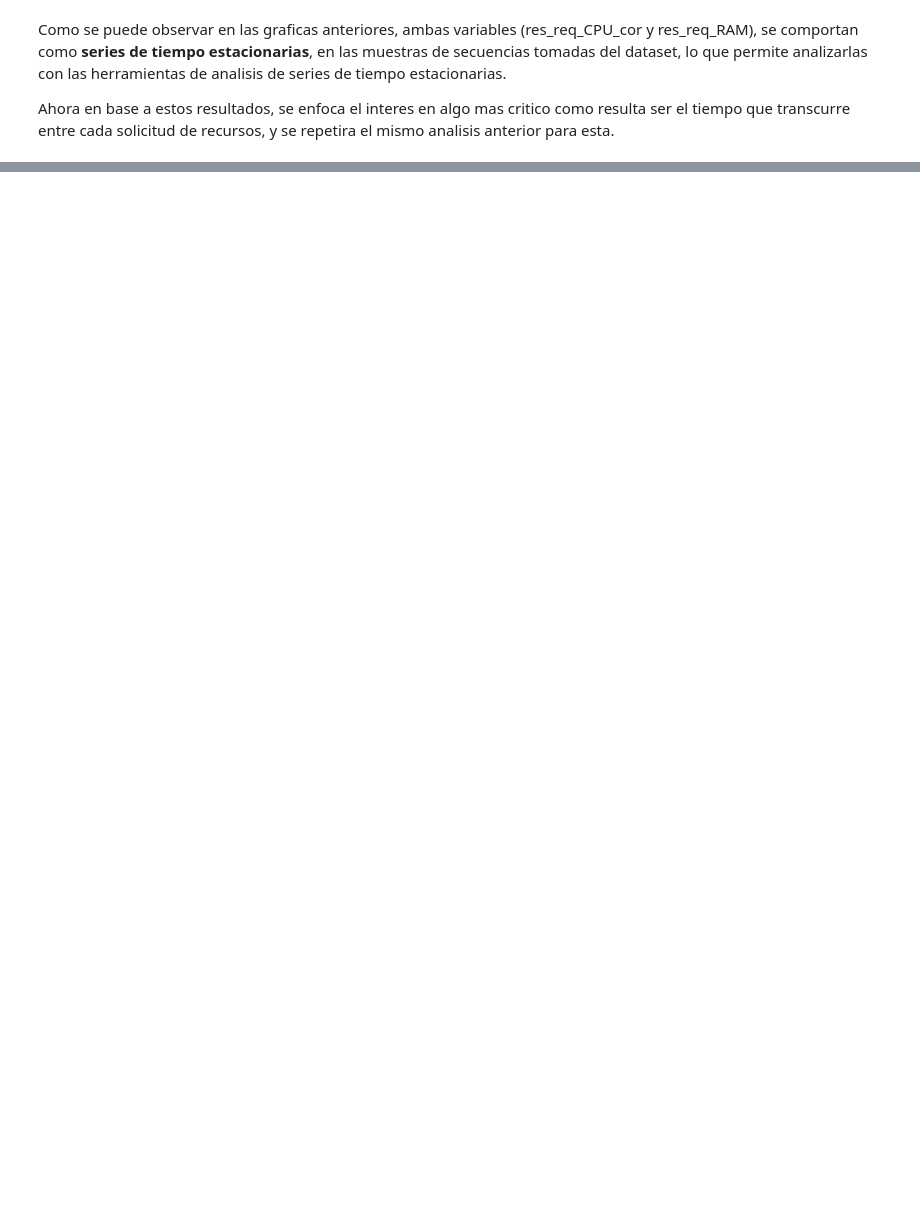
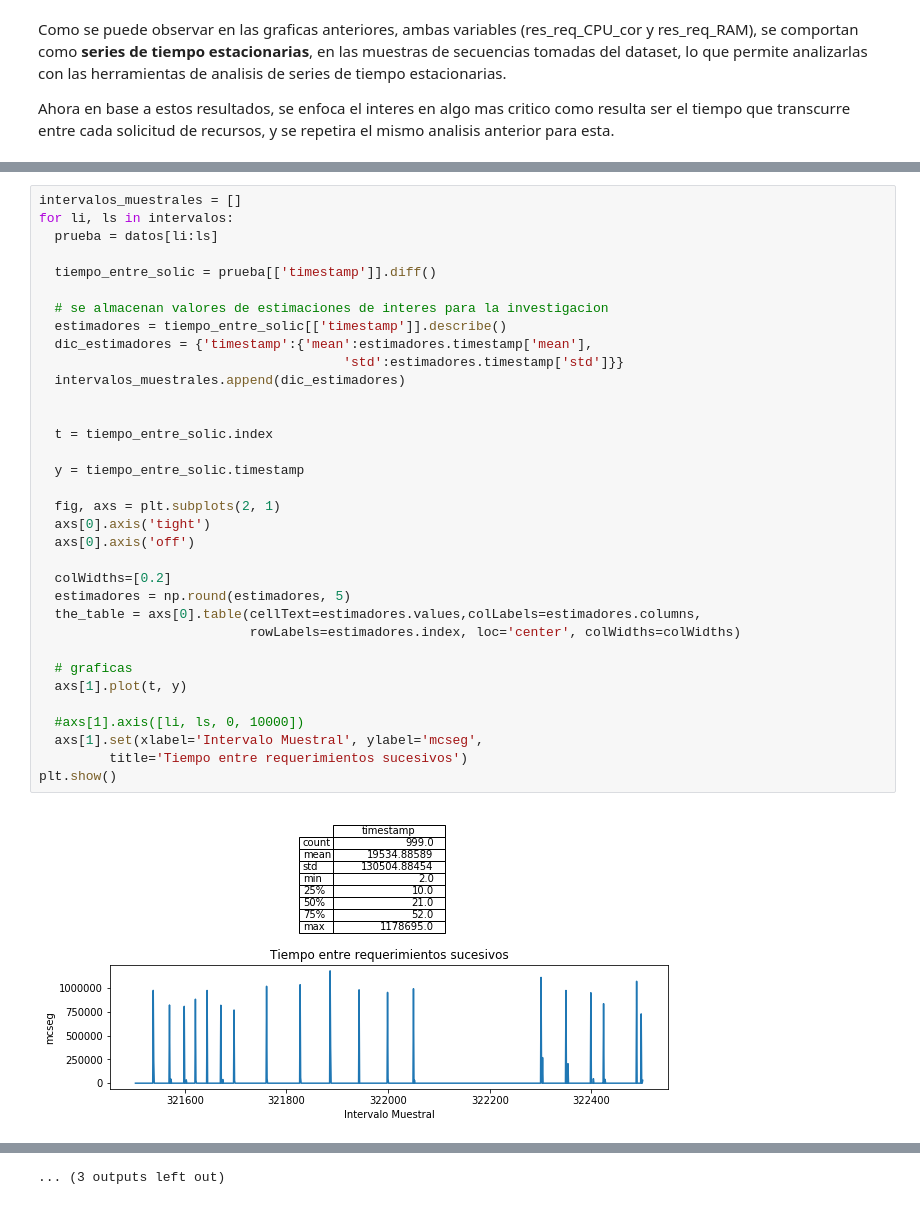
Before and after one commit to sistelca/Msgclientes, a Jupyter notebook: valentin_task_event.ipynb, the cells around one changed output, grey strips where cells are left out. Drawn from its saved outputs; the diff is of its cells as text; blank space fills up the shorter version.

```diff
--- a/valentin_task_event.ipynb
+++ b/valentin_task_event.ipynb
@@ -287,0 +236,36 @@ for li, ls in intervalos:
+# %%
+intervalos_muestrales = []
+for li, ls in intervalos:
+  prueba = datos[li:ls]
+
+  tiempo_entre_solic = prueba[['timestamp']].diff()
+
+  # se almacenan valores de estimaciones de interes para la investigacion
+  estimadores = tiempo_entre_solic[['timestamp']].describe()
+  dic_estimadores = {'timestamp':{'mean':estimadores.timestamp['mean'],
+                                       'std':estimadores.timestamp['std']}}
+  intervalos_muestrales.append(dic_estimadores)
+
+
+  t = tiempo_entre_solic.index
+
+  y = tiempo_entre_solic.timestamp
+
+  fig, axs = plt.subplots(2, 1)
+  axs[0].axis('tight')
+  axs[0].axis('off')
+
+  colWidths=[0.2]
+  estimadores = np.round(estimadores, 5)
+  the_table = axs[0].table(cellText=estimadores.values,colLabels=estimadores.columns,
+                           rowLabels=estimadores.index, loc='center', colWidths=colWidths)
+
+  # graficas
+  axs[1].plot(t, y)
+
+  #axs[1].axis([li, ls, 0, 10000])
+  axs[1].set(xlabel='Intervalo Muestral', ylabel='mcseg',
+         title='Tiempo entre requerimientos sucesivos')
+plt.show()
+# %% [output]
+[figure, added]
@@ -288 +283,2 @@ for li, ls in intervalos:
+... (3 outputs left out)
 # %% [markdown]
```
Also changed, not shown: parts of 12 cells of this notebook.
